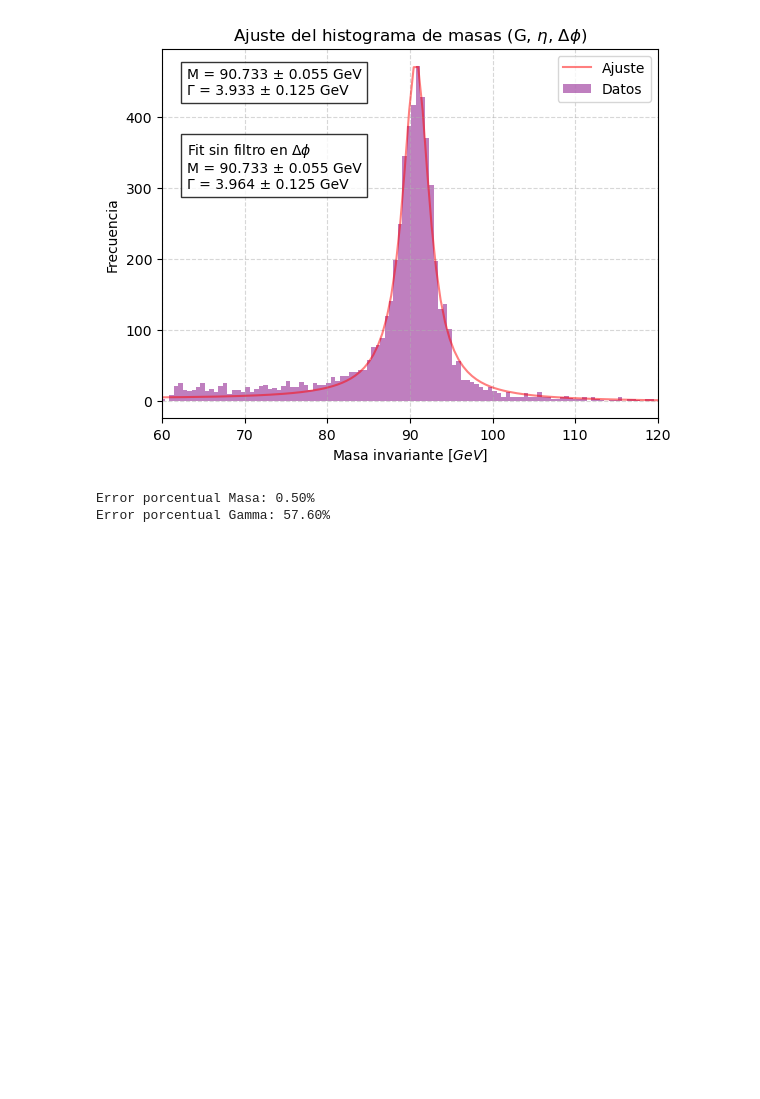
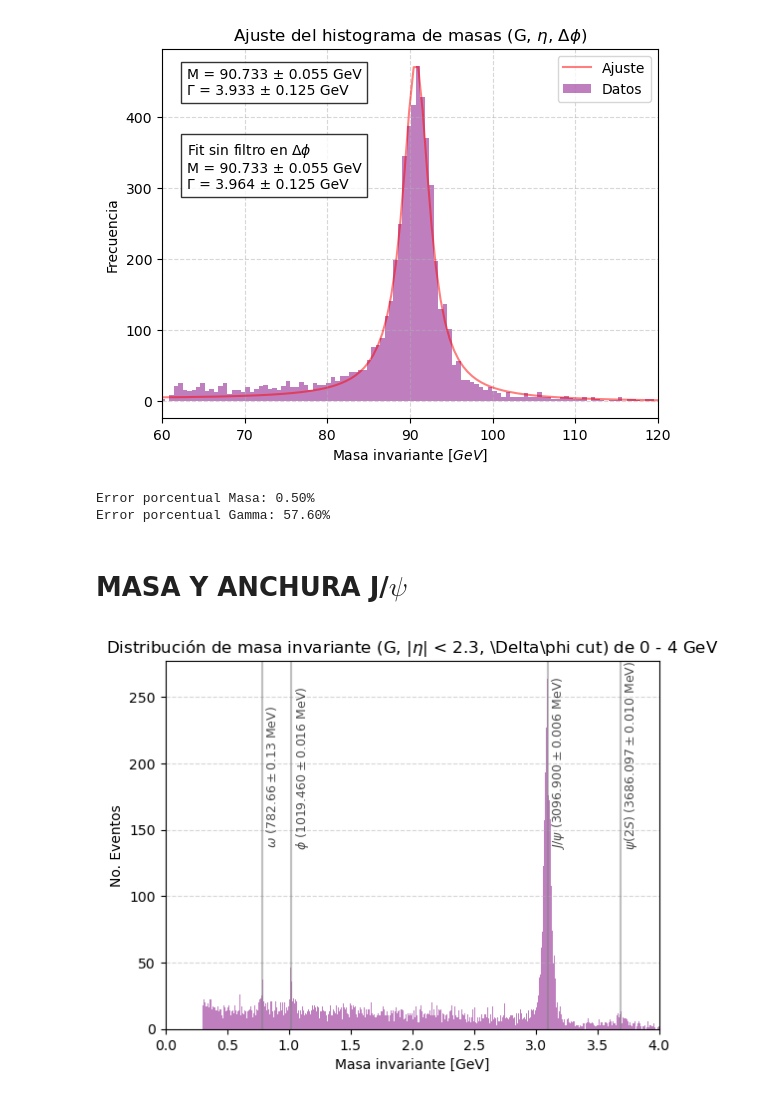
Before and after one commit to ProgramasParaFisicaDeParticulas/blindsampleanalysiswithcsv9-Art-999, a Jupyter notebook: Sample_desconocida.ipynb, the cells around one changed output. Drawn from its saved outputs; the diff is of its cells as text; code cells hidden in the pictures; blank space fills up the shorter version.

Commit message:
Avance JPsi mass

```diff
--- a/Sample_desconocida.ipynb
+++ b/Sample_desconocida.ipynb
@@ -1030,3 +1043,43 @@ print(f"Error porcentual Gamma: {errorG:.2f}%")
 # %% [output]
 Error porcentual Masa: 0.50%
 Error porcentual Gamma: 57.60%
+# %% [markdown]
+# MASA Y ANCHURA J/$\psi$
+# %%
+mask_JPsi = np.abs(df['M'] - M_JPsi) < 5
+corte_GJPsi = df[mask_mu & mask_JPsi]
+# %%
+plt.hist(corte_GJPsi['M'], bins = 5000, color='purple', alpha = 0.5)
+
+plt.xlabel("Masa invariante [GeV]")
+plt.ylabel("No. Eventos")
+plt.title(r"Distribución de masa invariante (G, |$\eta$| < 2.3, \Delta\phi cut) de 0 - 4 GeV")
+
+plt.axvline(x=M_omega, alpha=0.5, c='gray')
+plt.text(M_omega + 0.02, plt.ylim()[1]*0.5,
+         r'$\omega$ ($782.66 \pm 0.13$ MeV)',
+         rotation=90, alpha=0.7, fontsize=9)
+
+plt.axvline(x=M_Phi, alpha=0.5, c='gray')
+plt.text(M_Phi + 0.02, plt.ylim()[1]*0.5,
+         r'$\phi$ ($1019.460 \pm 0.016$ MeV)',
+         rotation=90, alpha=0.7, fontsize=9)
+
+plt.axvline(x=M_JPsi, alpha=0.5, c='gray')
+plt.text(M_JPsi + 0.02, plt.ylim()[1]*0.5,
+         r'$J/\psi$ ($3096.900 \pm 0.006$ MeV)',
+         rotation=90, alpha=0.7, fontsize=9)
+
+plt.axvline(x=M_Psil, alpha=0.5, c='gray')
+plt.text(M_Psil + 0.02, plt.ylim()[1]*0.5,
+         r'$\psi(2S)$ ($3686.097 \pm 0.010$ MeV)',
+         rotation=90, alpha=0.7, fontsize=9)
+
+
+plt.grid(axis='y', linestyle='--', alpha=0.5)
+plt.xlim(0, 4)
+#plt.savefig("mass_GMetaphi_0-4.png", dpi=300, bbox_inches='tight')
+
+plt.show()
+# %% [output]
+[figure, added]
```
Also changed, not shown: parts of 24 cells of this notebook.
